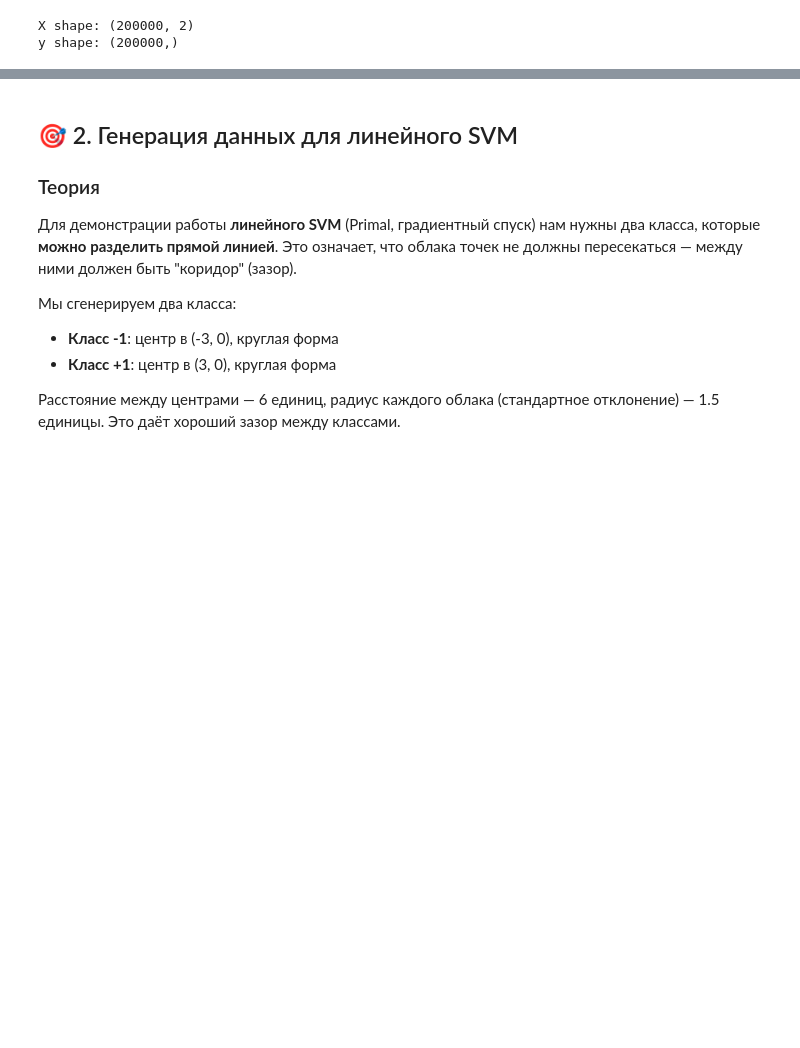
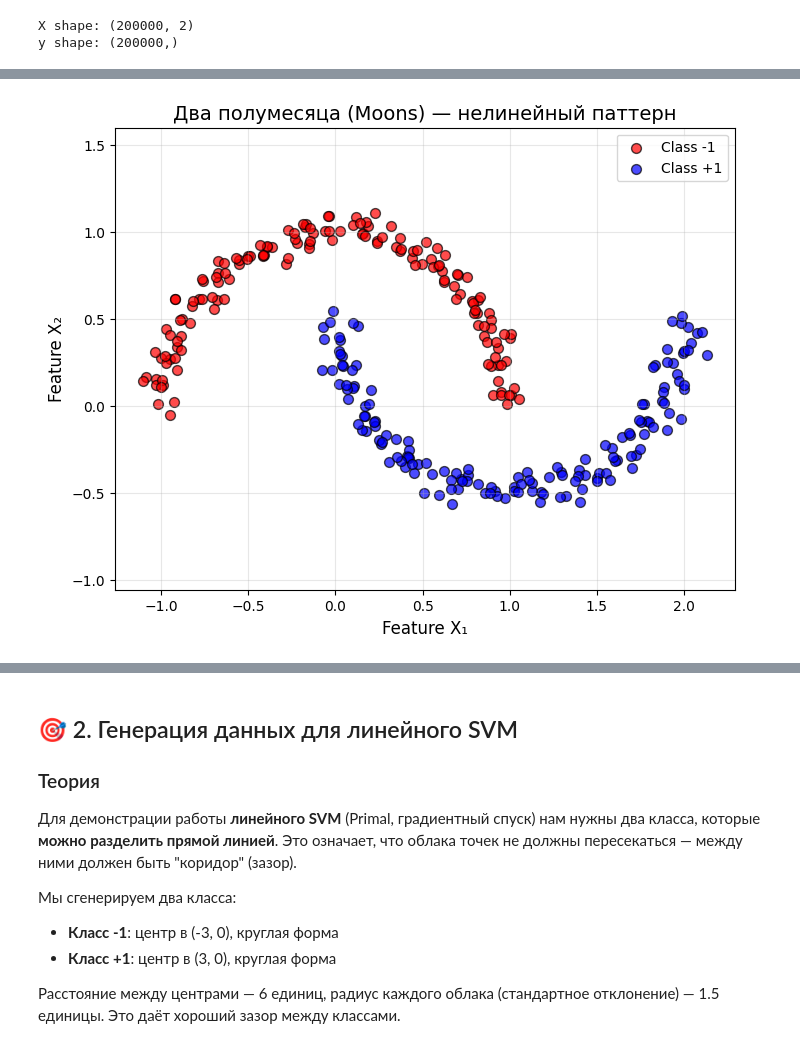
Before and after one commit to Shamil65/Machine-learning-start, a Jupyter notebook: ml_from_scratch/2_Linear_models/svm/notebooks/01_data_exploration_and_visualization.ipynb, the cells around one changed output, grey strips where cells are left out. Saved outputs shown, nothing was run; the diff lists cells and outputs as text; code cells hidden in the pictures; blank space fills up the shorter version.

```diff
--- a/ml_from_scratch/2_Linear_models/svm/notebooks/01_data_exploration_and_visualization.ipynb
+++ b/ml_from_scratch/2_Linear_models/svm/notebooks/01_data_exploration_and_visualization.ipynb
@@ -205,0 +500,37 @@ def create_el(mu, sigma, n_samples):
+# %%
+# ============================================
+# Генерация двух полумесяцев
+# ============================================
+
+from sklearn.datasets import make_moons
+
+X_moons, y_moons = make_moons(
+    n_samples=300,
+    noise=0.05,
+    random_state=42
+)
+y_moons = np.where(y_moons == 0, -1, 1)
+
+# Визуализация
+plt.figure(figsize=(8, 6))
+
+plt.scatter(
+    X_moons[y_moons == -1, 0],
+    X_moons[y_moons == -1, 1],
+    color='red', label='Class -1', s=50, alpha=0.7, edgecolors='k'
+)
+plt.scatter(
+    X_moons[y_moons == 1, 0],
+    X_moons[y_moons == 1, 1],
+    color='blue', label='Class +1', s=50, alpha=0.7, edgecolors='k'
+)
+
+plt.xlabel('Feature X₁', fontsize=12)
+plt.ylabel('Feature X₂', fontsize=12)
+plt.title('Два полумесяца (Moons) — нелинейный паттерн', fontsize=14)
+plt.legend()
+plt.grid(True, alpha=0.3)
+plt.axis('equal')
+plt.show()
+# %% [output]
+[figure, added]
```
Also changed, not shown: parts of 14 cells of this notebook.
